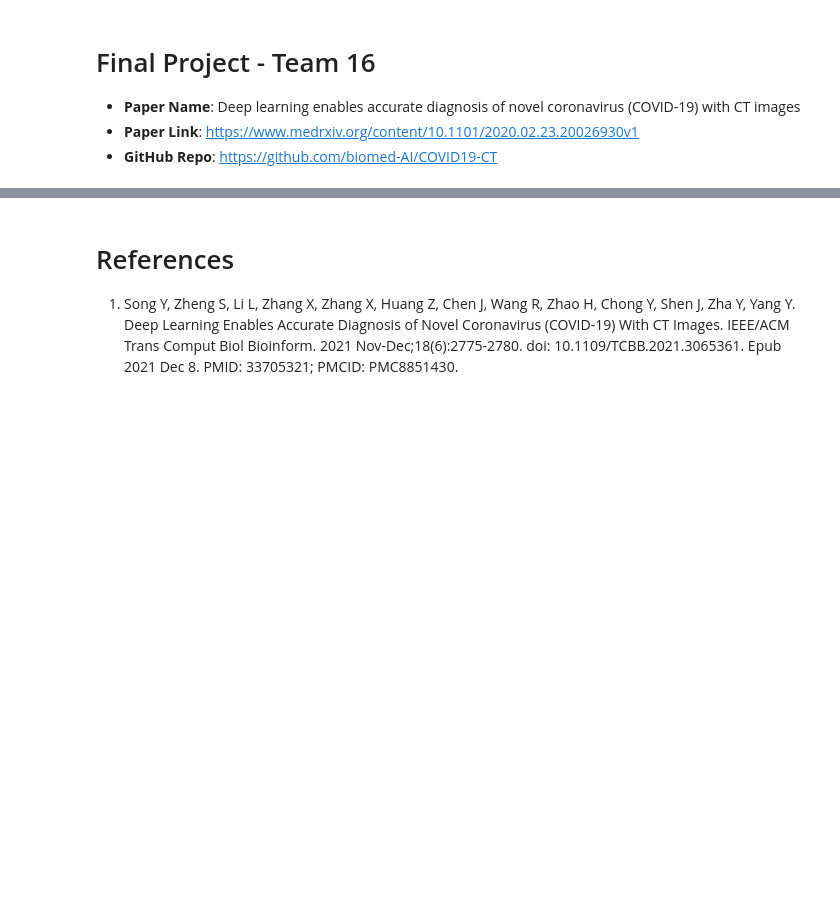
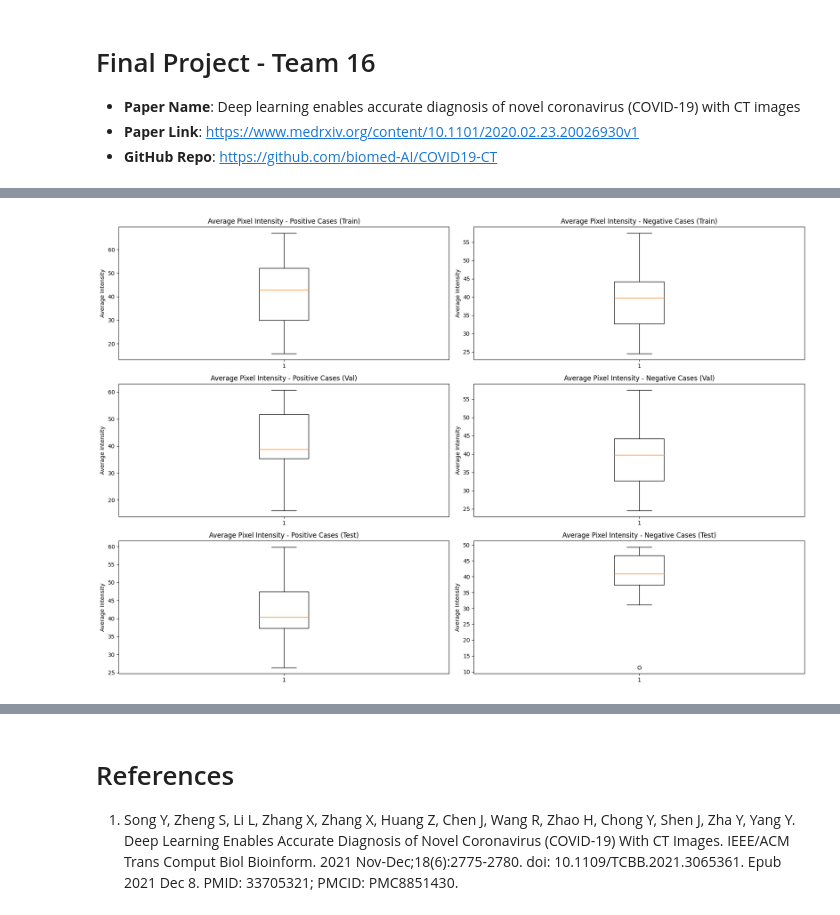
Before and after one commit to YuanlongZHANG96/COVID19-CT-Team_16, a Jupyter notebook: DL4H_Team_16.ipynb, the cells around one changed output, grey strips where cells are left out. Drawn from its saved outputs; the diff is of its cells as text; code cells hidden in the pictures; blank space fills up the shorter version.

```diff
--- a/DL4H_Team_16.ipynb
+++ b/DL4H_Team_16.ipynb
@@ -744,0 +381,45 @@ you can read and plot it here like the Scope of Reproducibility
+# %%
+def calculate_average_intensity(image_path):
+    """Calculate the average pixel intensity of an image."""
+    img = Image.open(image_path).convert('L')  # Convert image to grayscale
+    img_array = np.array(img)
+    return np.mean(img_array)
+
+def load_image_intensities():
+    base_path = './input/' if demo_mode else './input_complete/'
+    subsets = ['train', 'val', 'test']
+    intensities = {subset: {'nCoV': [], 'no_nCoV': []} for subset in subsets}
+
+    for subset in subsets:
+        subset_path = os.path.join(base_path, subset)
+        for category in ['nCoV', 'no_nCoV']:
+            category_path = os.path.join(subset_path, category)
+            for image_file in os.listdir(category_path):
+                if image_file.endswith('.jpg'):
+                    # print(os.path.join(category_path, image_file))
+                    intensity = calculate_average_intensity(os.path.join(category_path, image_file))
+                    intensities[subset][category].append(intensity)
+
+    return intensities
+
+# Load raw data intensities
+intensities = load_image_intensities()  # Change to False if not in demo mode
+
+# Plotting the results
+plt.figure(figsize=(18, 12))
+
+for i, subset in enumerate(['train', 'val', 'test'], start=1):
+    plt.subplot(3, 2, 2*i-1)
+    plt.boxplot(intensities[subset]['nCoV'])
+    plt.title(f'Average Pixel Intensity - Positive Cases ({subset.capitalize()})')
+    plt.ylabel('Average Intensity')
+
+    plt.subplot(3, 2, 2*i)
+    plt.boxplot(intensities[subset]['no_nCoV'])
+    plt.title(f'Average Pixel Intensity - Negative Cases ({subset.capitalize()})')
+    plt.ylabel('Average Intensity')
+
+plt.tight_layout()
+plt.show()
+# %% [output]
+[figure, added]
```
Also changed, not shown: parts of 84 cells of this notebook.
